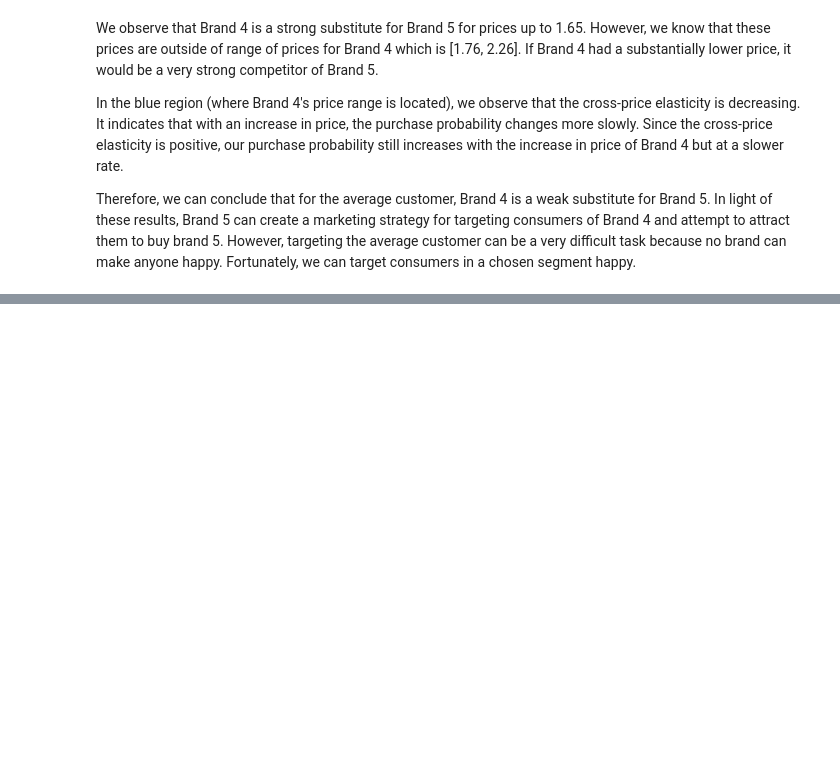
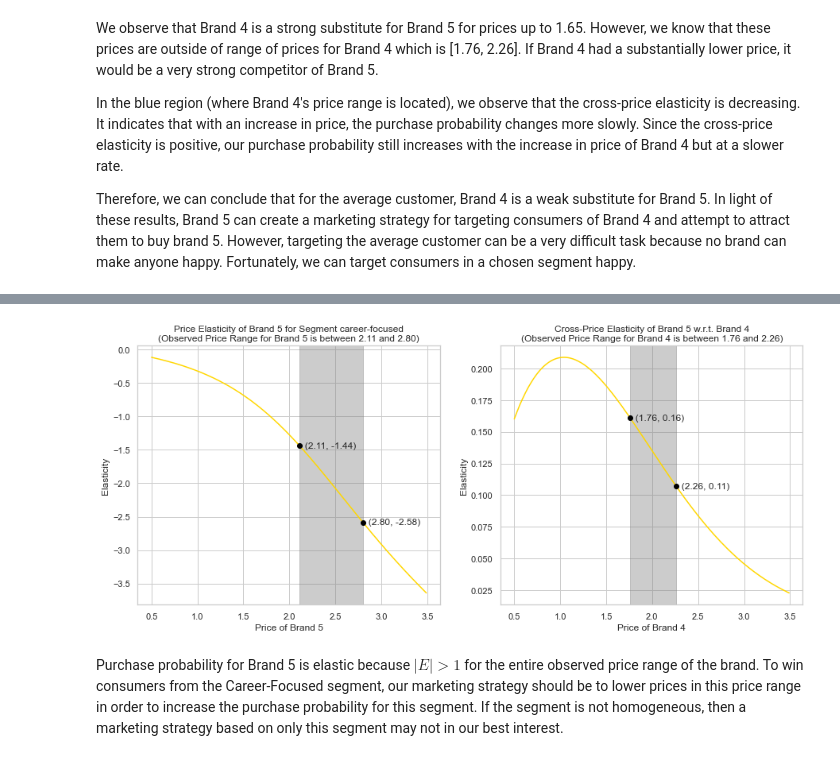
Before and after one commit to sheikhomar/customer-analytics, a Jupyter notebook: n04_modelling_brand_choice.ipynb, the cells around one changed output, grey strips where cells are left out. Cells and saved outputs as stored; diff of their text form; code cells hidden in the pictures; blank space fills up the shorter version.

```diff
--- a/n04_modelling_brand_choice.ipynb
+++ b/n04_modelling_brand_choice.ipynb
@@ -224,0 +327,6 @@ Therefore, we can conclude that for the average customer, Brand 4 is a weak subs
+# %%
+plot_price_elasticities_for_segment(segment=2, own_brand=5, cross_brand=4);
+# %% [output]
+[figure, added]
+# %% [markdown]
+Purchase probability for Brand 5 is elastic because $|E| > 1$ for the entire observed price range of the brand. To win consumers from the Career-Focused segment, our marketing strategy should be to lower prices in this price range in order to increase the purchase probability for this segment. If the segment is not homogeneous, then a marketing strategy based on only this segment may not in our best interest.
```
Also changed, not shown: parts of 15 cells of this notebook, 1 other file.
